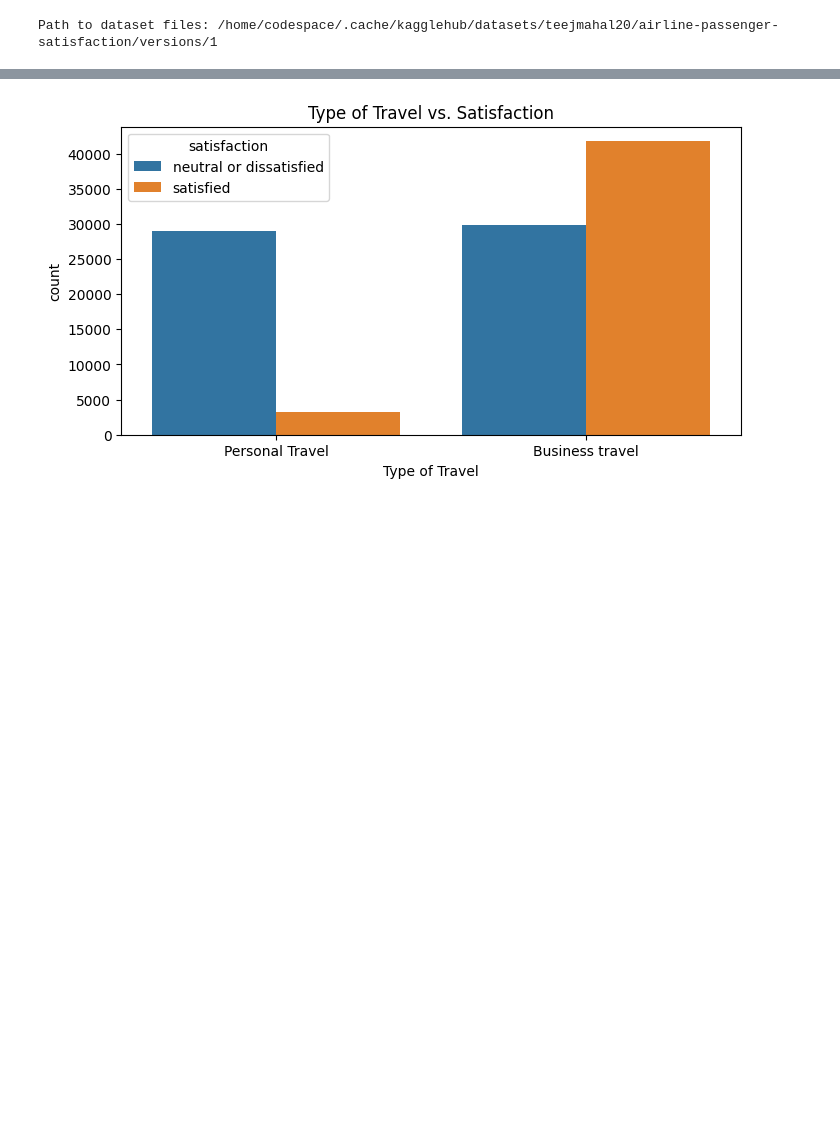
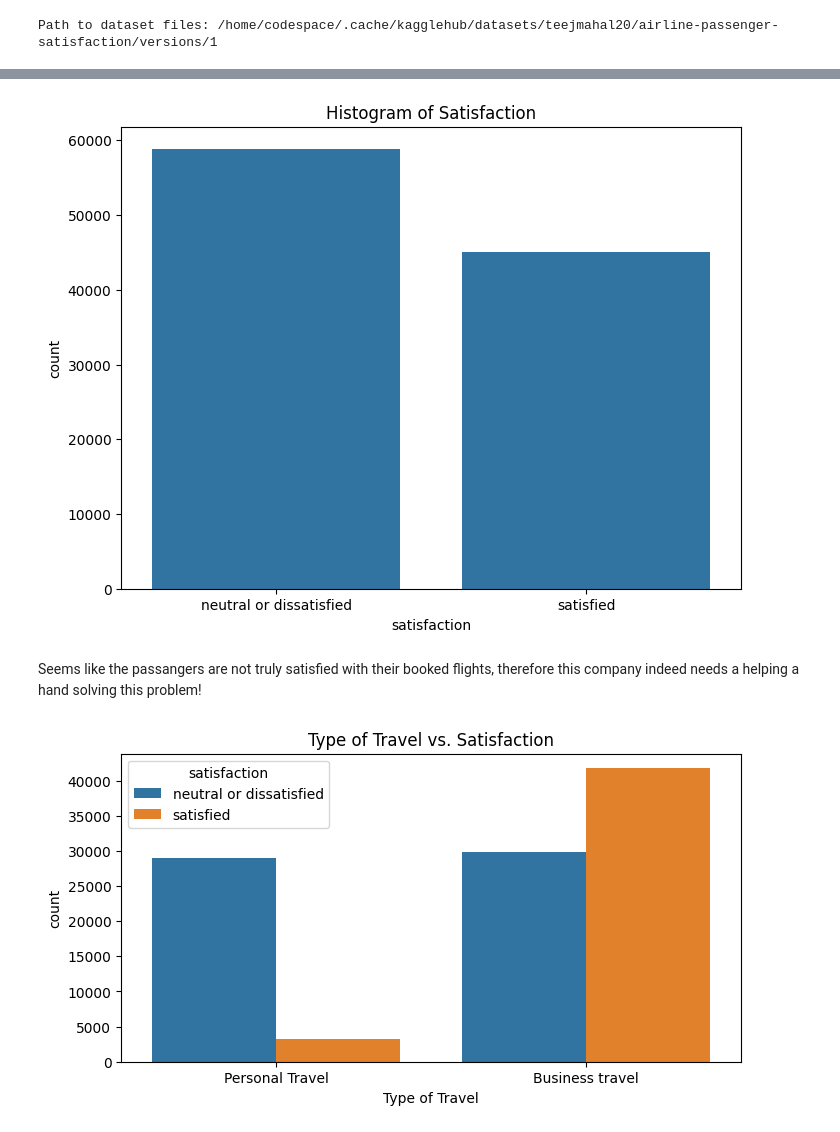
Before and after one commit to bence-szabo-git/ESMT_IML, a Jupyter notebook: notebooks/Satisfaction_Homework.ipynb, the cells around one changed output, grey strips where cells are left out. Cells and saved outputs as stored; diff of their text form; code cells hidden in the pictures; blank space fills up the shorter version.

```diff
--- a/notebooks/Satisfaction_Homework.ipynb
+++ b/notebooks/Satisfaction_Homework.ipynb
@@ -42,3 +36,13 @@ Name: proportion, dtype: float64
+# %%
+# Histogram of satisfaction
+plt.figure(figsize=(8, 6))
+sns.countplot(data=df_train, x='satisfaction')
+plt.title('Histogram of Satisfaction')
+plt.show()
+# %% [output]
+[figure, added]
+# %% [markdown]
+Seems like the passangers are not truly satisfied with their booked flights, therefore this company indeed needs a helping a hand solving this problem!
 # %%
 # Travel Details vs. Satisfaction
 plt.figure(figsize=(8, 4))
```
Also changed, not shown: parts of 21 cells of this notebook.
